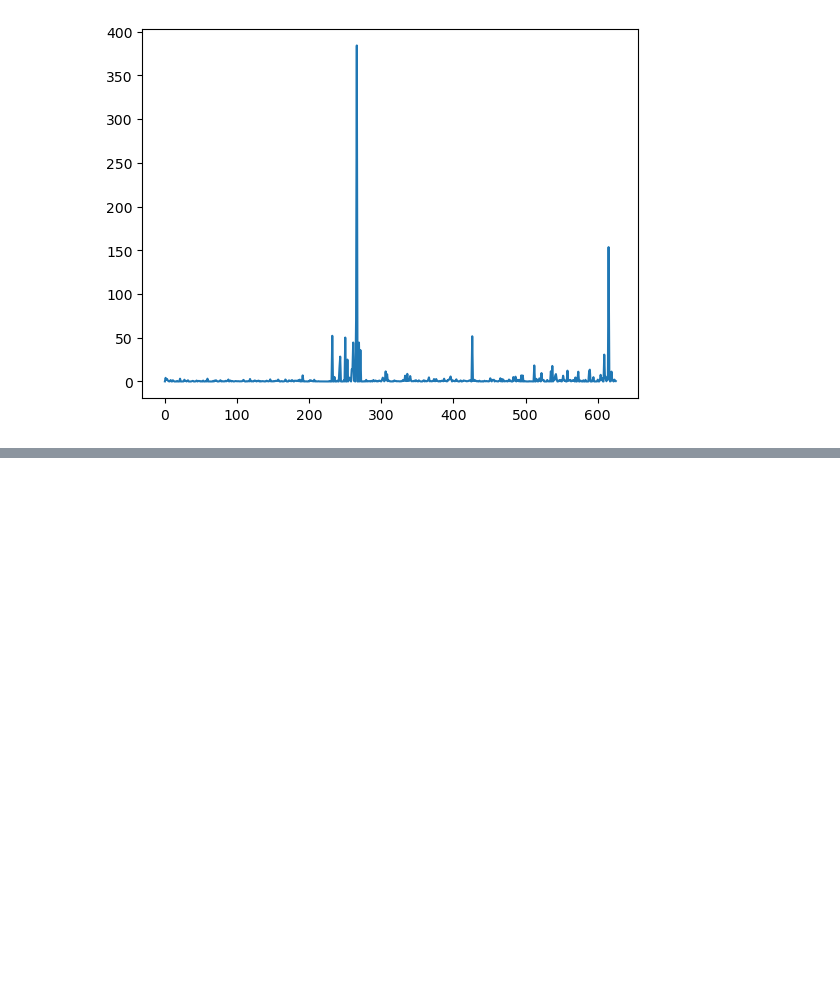
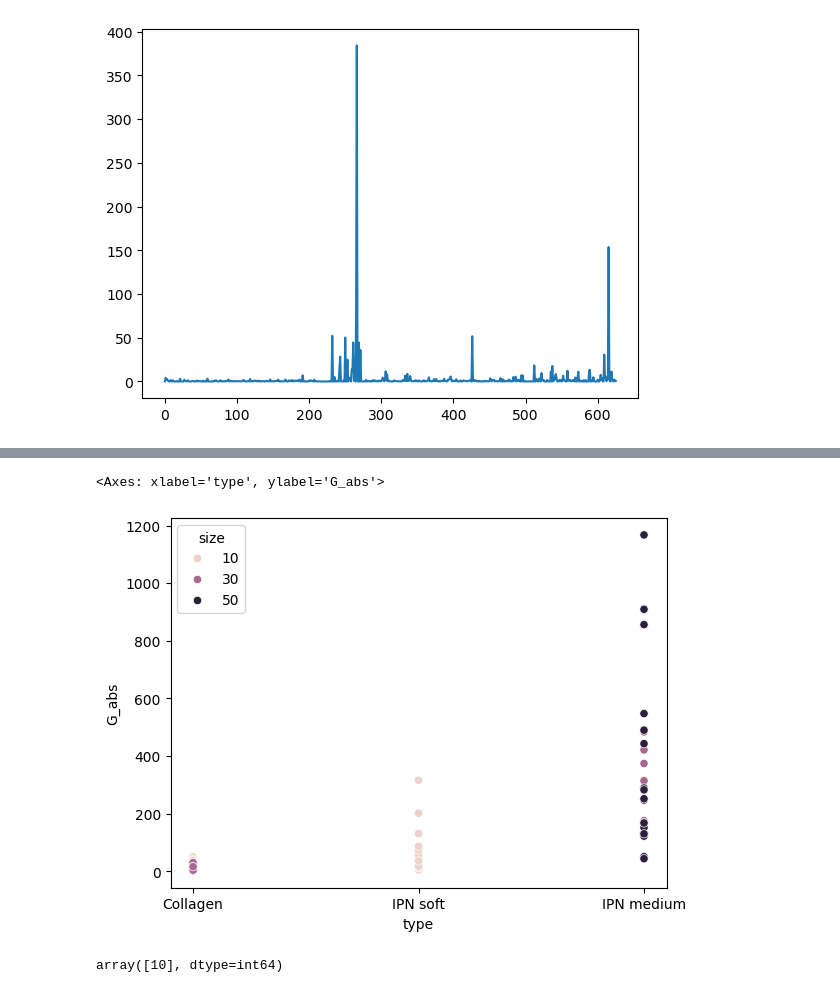
Before and after one commit to ArttuD/InstruProject, a Jupyter notebook: microrheology/analysis_final.ipynb, the cells around one changed output, grey strips where cells are left out. Drawn from its saved outputs; the diff is of its cells as text; code cells hidden in the pictures; blank space fills up the shorter version.

```diff
--- a/microrheology/analysis_final.ipynb
+++ b/microrheology/analysis_final.ipynb
@@ -11,5 +10,7 @@ import arviz as az
 # %%
-data = pd.read_csv('./dataStore/datas_2_ref.csv',index_col=0)
+#data = pd.read_csv('./dataStore/datas_2_ref.csv',index_col=0)
+
+data = pd.read_csv('./dataStore/microrheology.csv',index_col=0)
 
 names = {'AlgVLVG0_0Ca_2mgmlcollagen':'Collagen',
         'AlgLVLG15_3Ca_2mgmlcollagen':'IPN soft',
@@ -82,11 +83,14 @@ coating_indices,coating_orig = index('coating')
 #             .div(data.groupby('type')[x].transform('std'))
 
 # global scaling
-normalize = lambda x: data[x].sub(data.groupby('type')[x].transform('mean'))\
-             .div(data[x].std())
+#normalize = lambda x: data[x].sub(data.groupby('type')[x].transform('mean'))\
+#             .div(data[x].std())
 
 # global scaling
-normalize = lambda x: data[x].sub(data[x].mean())\
+#normalize = lambda x: data[x].sub(data[x].mean())\
+#             .div(data[x].std())
+
+normalize = lambda x: data[x]\
              .div(data[x].std())
 
 data['G_abs_normed'] = normalize('G_abs')
@@ -260,3 +336,31 @@ plt.plot(data.groupby(['type','day','sample','holder','location','track_id'])['G
 # %% [output]
 [<matplotlib.lines.Line2D at 0x...>]
 [figure]
+# %%
+# hierarcical indexing
+gnames = ['type','day','sample','holder','location','track_id']
+g_indices = {i:[] for i in gnames}
+g_orig_indices = {i:[] for i in gnames}
+
+indices,orig_indices = _gen_indices(data,gnames,0,g_indices,g_orig_indices)
+
+# outside hierarchy
+size_indices,size_orig = index('size')
+coating_indices,coating_orig = index('coating')
+
+normalize = lambda x: data[x]\
+             .div(data[x].std())
+
+data['G_abs_normed'] = normalize('G_abs')
+data['phi_normed'] = normalize('phi_(rad)')
+data['radius_(m)'] = normalize('radius_(m)')
+
+data_json = {**{f'N_{i}':len(np.unique(j)) for i,j in indices.items()},
+             **{f'{i}_ids':j for i,j in indices.items()},
+             'x_size':data["radius_(m)"].tolist(),
+             'y':data['G_abs_normed'].tolist(),
+             'N':data.shape[0]}
+
+
+with open('./dataStore/data_s.json','w') as f:
+    json.dump(data_json,f)
@@ -262,0 +425,9 @@ plt.plot(data.groupby(['type','day','sample','holder','location','track_id'])['G
+# %%
+sns.scatterplot(data = data, x= "type", y= "G_abs", hue = "size")
+# %% [output]
+<Axes: xlabel='type', ylabel='G_abs'>
+[figure, added]
+# %%
+data[data["type"] == "IPN soft"]["size"].unique()
+# %% [output]
+array([10], dtype=int64)
```
Also changed, not shown: parts of 12 cells of this notebook, 2 other files.
